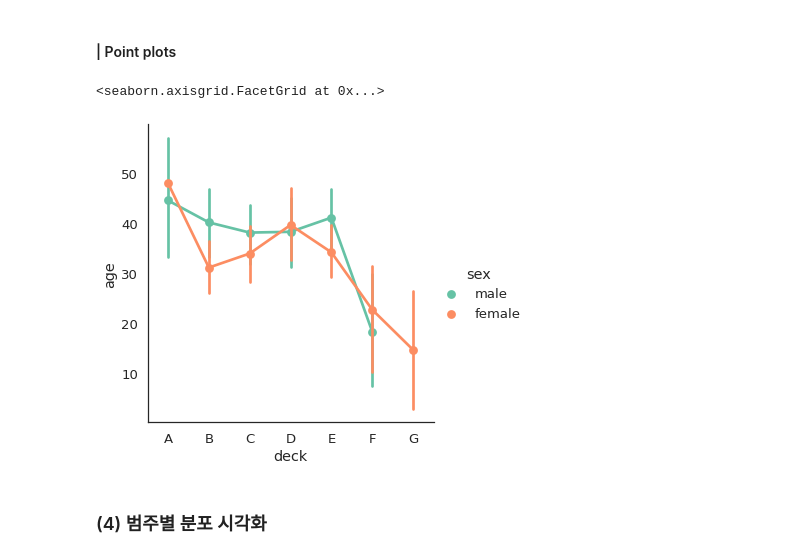
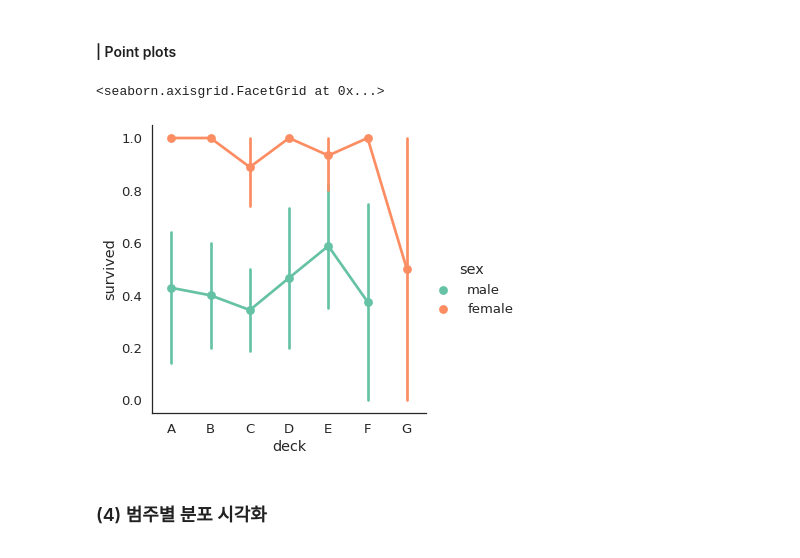
Before and after one commit to Mifekmk/SkillTreePython-DataAnalysis, a Jupyter notebook: ch02_09_Seaborn실습_tip데이터.ipynb, the cells around one changed output. Saved outputs shown, nothing was run; the diff lists cells and outputs as text; code cells hidden in the pictures.

```diff
--- a/ch02_09_Seaborn실습_tip데이터.ipynb
+++ b/ch02_09_Seaborn실습_tip데이터.ipynb
@@ -397,16 +402,16 @@ sns.catplot(data=df,
 # %%
 sns.catplot(data=df, # 포인트 통계
             x='deck', # 날짜별 카운팅
              # kind=bar은 막대그래프
-            y='age',
+            y='survived',
             kind='point',
             hue='sex'
 
 
             )
 # %% [output]
 <seaborn.axisgrid.FacetGrid at 0x...>
-[figure, old version]
+[figure, new version]
 # %% [markdown]
 ### (4) 범주별 분포 시각화
 # %% [markdown]
```
Also changed, not shown: parts of 5 cells of this notebook.
